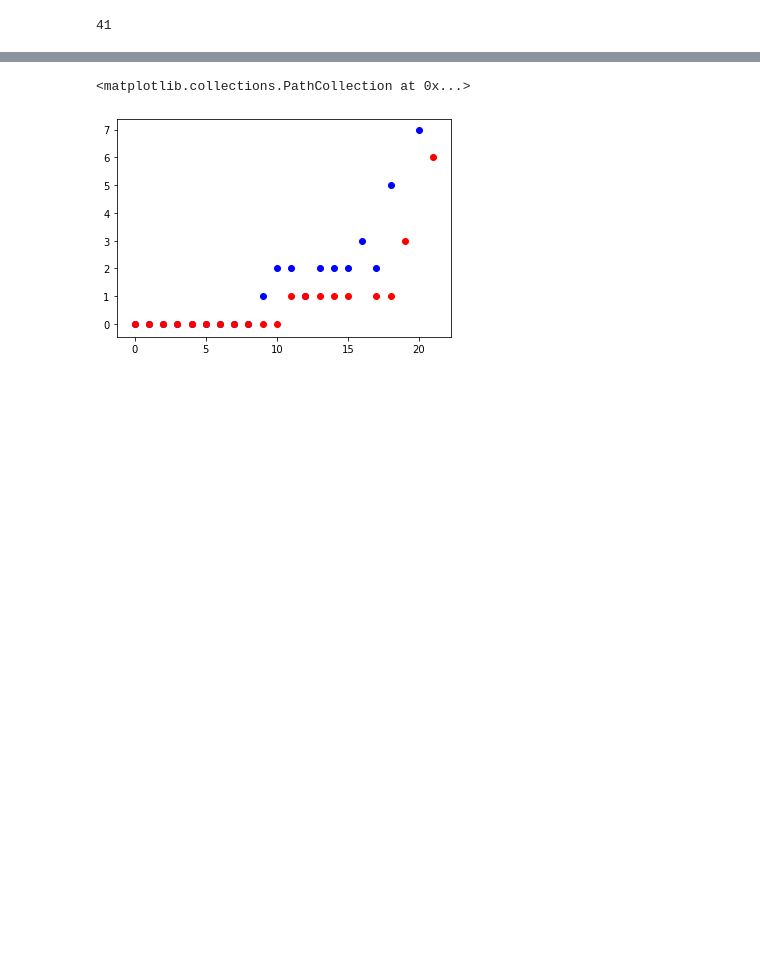
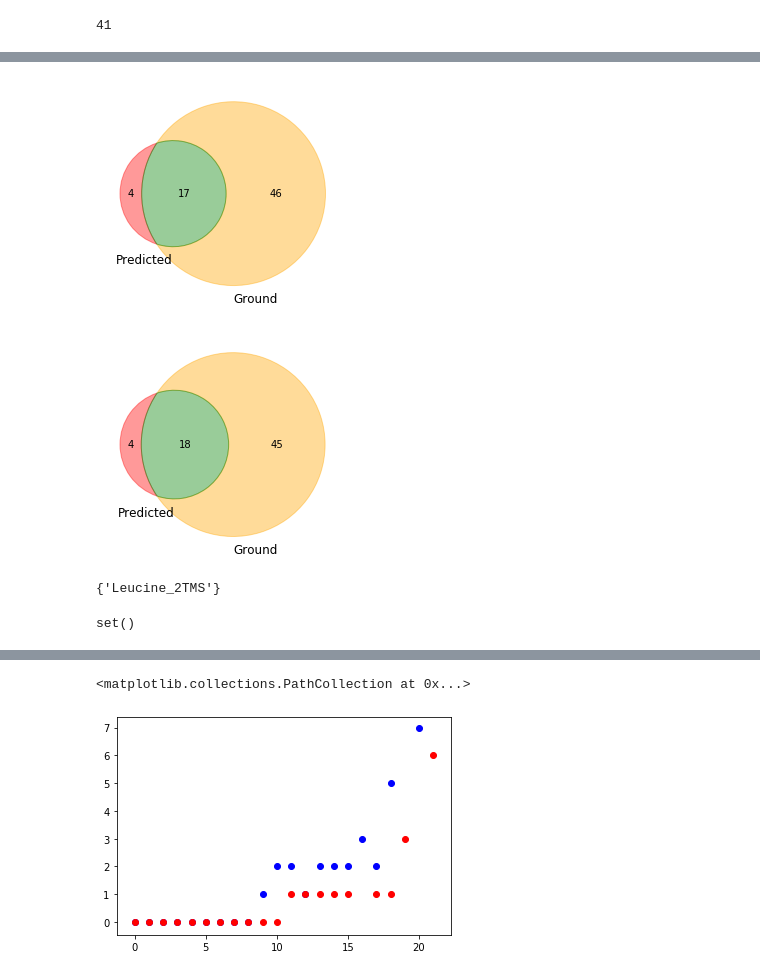
Before and after one commit to michal-stary/missing-peaks-prediction, a Jupyter notebook: real_pipeline_test/compare_histories.ipynb, the cells around one changed output, grey strips where cells are left out. Saved outputs shown, nothing was run; the diff lists cells and outputs as text; code cells hidden in the pictures; blank space fills up the shorter version.

```diff
--- a/real_pipeline_test/compare_histories.ipynb
+++ b/real_pipeline_test/compare_histories.ipynb
@@ -120,0 +139,15 @@ x
+# %%
+# add helper colums - measured spectrum RI, ground compound RI
+library = get_spectra("tmp/5_rcx_gc-orbitrap_metabolites_20210817.msp.msp")
+measured1 = get_spectra(get_galaxy_filename(f"_Original", "tmp"))
+measured2 = get_spectra(get_galaxy_filename(f"_{model}", "tmp"))
+
+enh = []
+for res, mes in zip([res1, res2], [measured1, measured2]):
+    res["measured_RI"] = get_RTI(res["query"], mes)[1]
+
+    tmp = ref.rename(columns={"Metabolite name": "reference", "Average RI": "ground_RI"})
+    enh.append(pd.merge(tmp[["reference", "ground_RI"]], res, how="right", on="reference"))
+    enh[-1].loc[pd.isna(enh[-1].ground_RI), "ground_RI"] = -1000
+    enh[-1]["RI_diff"] = abs(enh[-1]["ground_RI"] - enh[-1]["measured_RI"])
+res1, res2 = enh
@@ -120,0 +170,5 @@ x
+# %%
+max_RI_diff = 30
+
+sum(abs(res2["RI_diff"]) >max_RI_diff)
+# assert sum(abs(res2["ground_RI"] - res2["measured_RI"]) >max_RI_diff) == 0
@@ -121,3 +193,28 @@ x
+# %%
+x = res1[((res1.matches > th_m) & (res1.score > th_s))]
+x = x.loc[x.groupby('query')['total'].idxmax(), ['query', 'reference', 'total', "RI_diff"]]
+x.loc[x.RI_diff > max_RI_diff, "reference"] += "x"
+orig = x.reference
+
+venn2((set(orig), ground))
+plt.show()
+
+x  = res2[((res2.matches > th_m) & (res2.score > th_s))]
+x = x.loc[x.groupby('query')['total'].idxmax(), ['query', 'reference', 'total', "RI_diff"]]
+x.loc[x.RI_diff > max_RI_diff, "reference"] += "x"
+new = x.reference
+venn2((set(new), ground))
+# %% [output]
+[figure, added]
+[figure, added]
+# %%
+set(new).difference(orig)
+# %% [output]
+{'Leucine_2TMS'}
+# %%
+set(orig).difference(new)
+# %% [output]
+set()
 # %%
 set(orig).intersection(ground)
 # %% [output]
```
Also changed, not shown: parts of 26 cells of this notebook.
